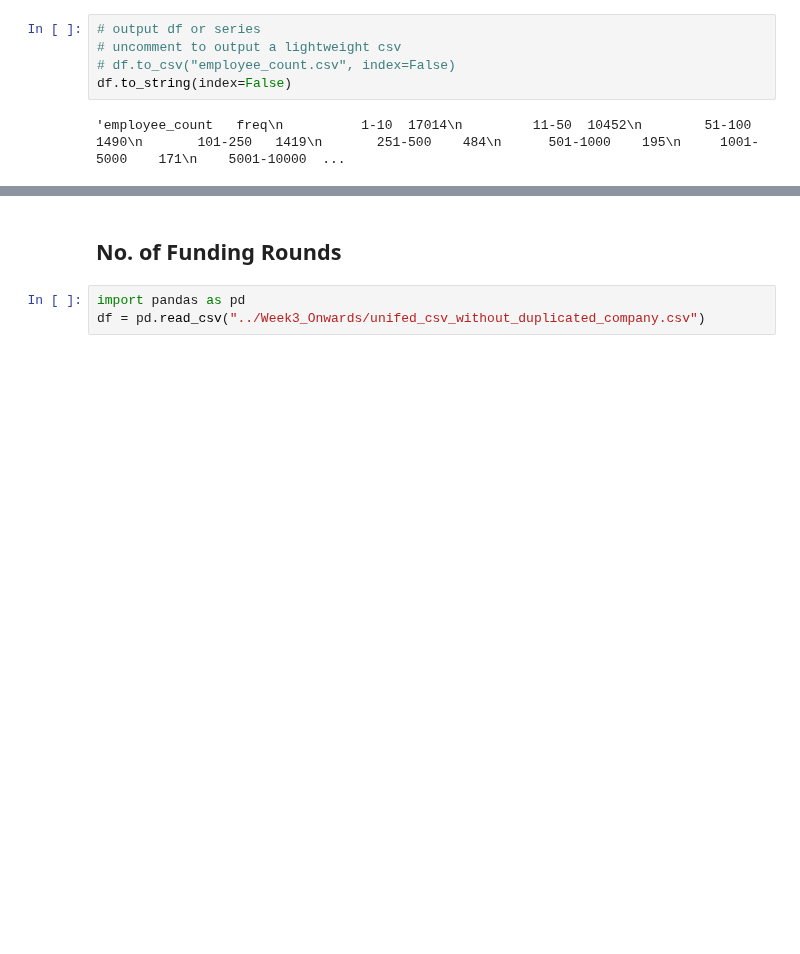
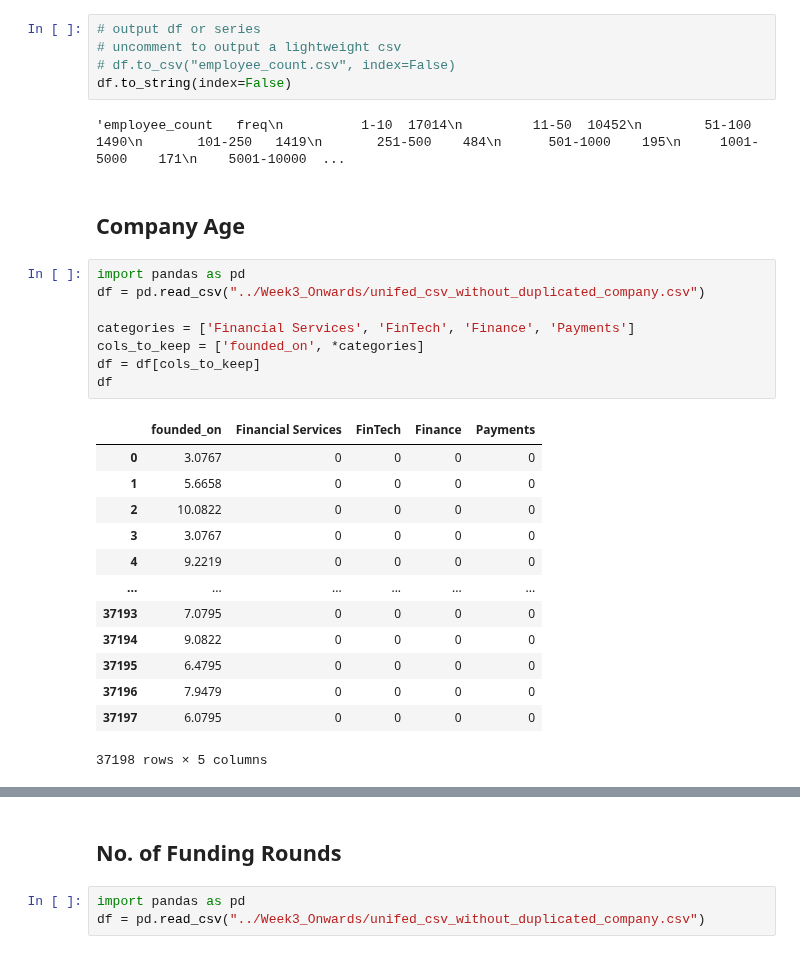
Before and after one commit to StardustLID/TEMG4952A-TEAM-5, a Jupyter notebook: backend/csv_helper.ipynb, the cells around one changed output, grey strips where cells are left out. Drawn from its saved outputs; the diff is of its cells as text; blank space fills up the shorter version.

```diff
--- a/backend/csv_helper.ipynb
+++ b/backend/csv_helper.ipynb
@@ -111,3 +113,27 @@ df
 df.to_string(index=False)
 # %% [output]
 'employee_count   freq\n          1-10  17014\n         11-50  10452\n        51-100   1490\n       101-250   1419\n       251-500    484\n      501-1000    195\n     1001-5000    171\n    5001-10000  ...
+# %% [markdown]
+## Company Age
+# %%
+import pandas as pd
+df = pd.read_csv("../Week3_Onwards/unifed_csv_without_duplicated_company.csv")
+
+categories = ['Financial Services', 'FinTech', 'Finance', 'Payments']
+cols_to_keep = ['founded_on', *categories]
+df = df[cols_to_keep]
+df
+# %% [output]
+|  | founded_on | Financial Services | FinTech | Finance | Payments |
+| 0 | 3.0767 | 0 | 0 | 0 | 0 |
+| 1 | 5.6658 | 0 | 0 | 0 | 0 |
+| 2 | 10.0822 | 0 | 0 | 0 | 0 |
+| 3 | 3.0767 | 0 | 0 | 0 | 0 |
+| 4 | 9.2219 | 0 | 0 | 0 | 0 |
+| ... | ... | ... | ... | ... | ... |
+| 37193 | 7.0795 | 0 | 0 | 0 | 0 |
+| 37194 | 9.0822 | 0 | 0 | 0 | 0 |
+| 37195 | 6.4795 | 0 | 0 | 0 | 0 |
+| 37196 | 7.9479 | 0 | 0 | 0 | 0 |
+| 37197 | 6.0795 | 0 | 0 | 0 | 0 |
+37198 rows × 5 columns
```
Also changed, not shown: parts of 6 cells of this notebook, 1 other file.
